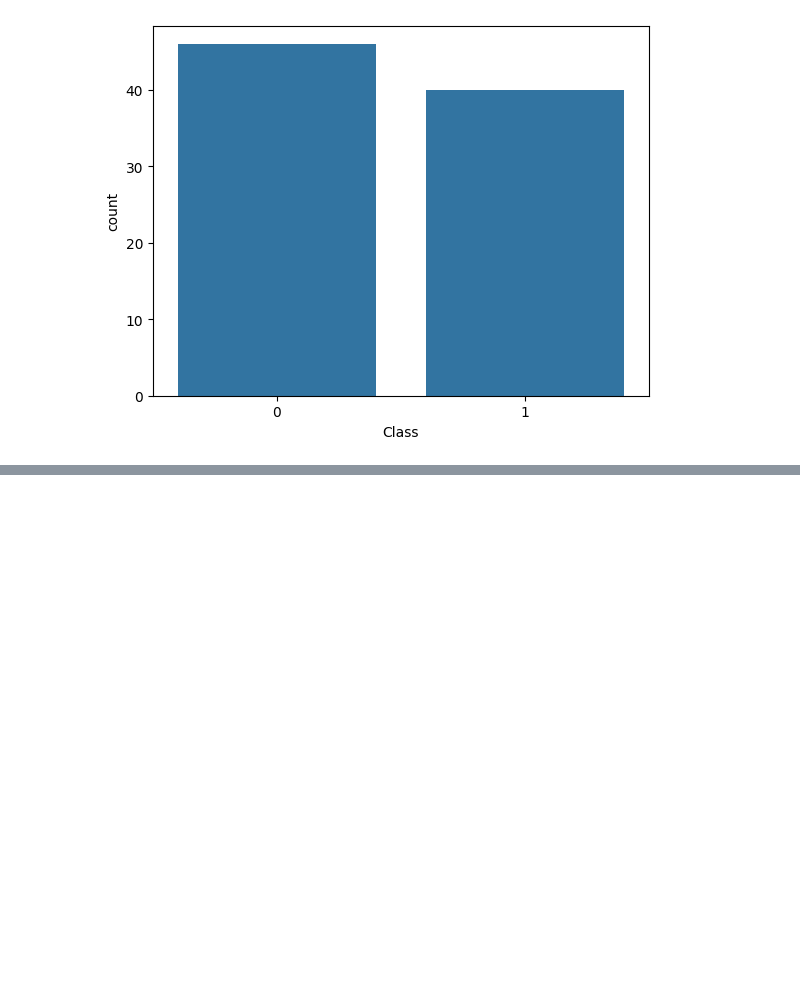
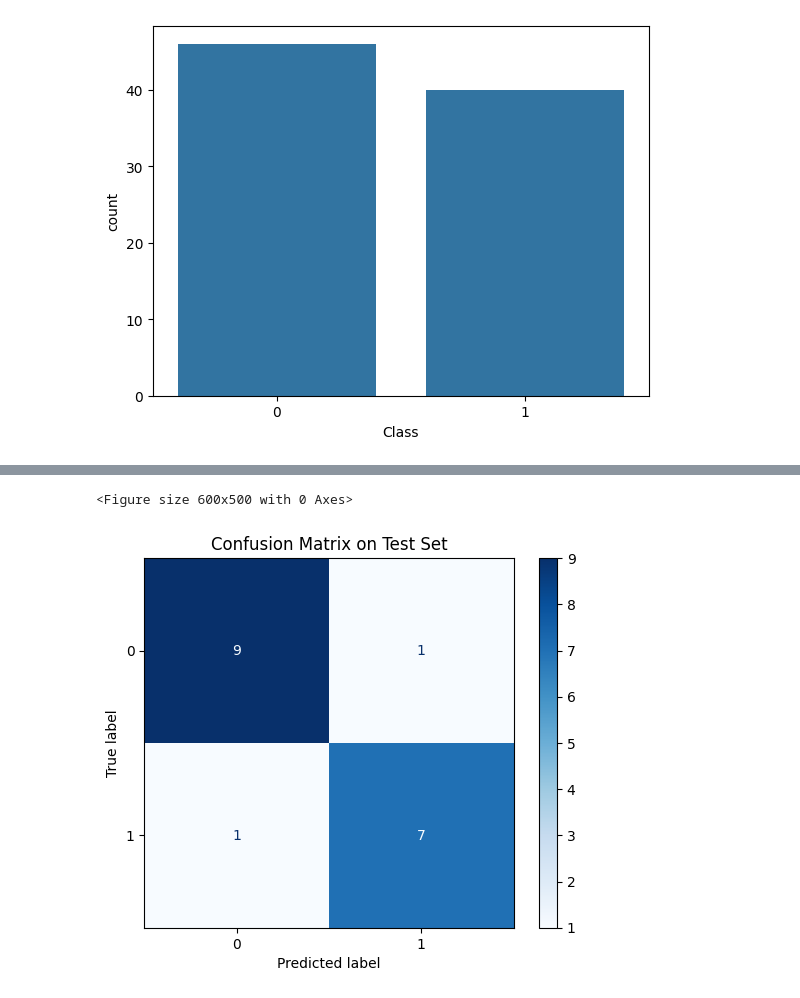
Before and after one commit to shangweisong/GNN_exploration, a Jupyter notebook: EDA.ipynb, the cells around one changed output, grey strips where cells are left out. Cells and saved outputs as stored; diff of their text form; code cells hidden in the pictures; blank space fills up the shorter version.

```diff
--- a/EDA.ipynb
+++ b/EDA.ipynb
@@ -18,0 +52,13 @@ df_label
+# %%
+# Load subject data
+fnc_df = pd.read_csv("data/train_FNC.csv")
+labels_df = pd.read_csv("data/train_labels.csv")
+node_df= pd.read_csv("data/train_node.csv")
+sbm_df = pd.read_csv("data/train_SBM.csv")
+
+edge_index_list = fnc_map[['node1', 'node2']].values.T
+edge_index = torch.tensor(edge_index_list, dtype=torch.long)
+node_df = node_df.sort_values("Node").reset_index(drop=True)
+node_features = torch.tensor(node_df[['x', 'y', 'z']].values, dtype=torch.float)  # shape: [28, 3]
+
+data_df = fnc_df.merge(labels_df, on="Id")
@@ -21,3 +156,11 @@ sns.countplot(data=df_label, x="Class")
 # %% [output]
 <Axes: xlabel='Class', ylabel='count'>
 [figure]
+# %%
+# Extract labels for stratification
+labels = [g.y.item() for g in graphs]
+
+# Stratified split
+train_graphs, test_graphs = train_test_split(
+    graphs, test_size=0.2, stratify=labels, random_state=42
+)
@@ -23,0 +171,4 @@ sns.countplot(data=df_label, x="Class")
+# %%
+# Create batched loaders
+train_loader = DataLoader(train_graphs, batch_size=2, shuffle=True)
+test_loader = DataLoader(test_graphs, batch_size=2, shuffle=False)
@@ -23,0 +288,6 @@ sns.countplot(data=df_label, x="Class")
+# %%
+for epoch in range(1, 31):
+    train_acc = train()
+    test_acc, test_preds, test_labels = test(test_loader)
+
+    print(f"Epoch {epoch:02d} | Train Acc: {train_acc:.4f} | Test Acc: {test_acc:.4f}")
@@ -23,0 +336,11 @@ sns.countplot(data=df_label, x="Class")
+# %%
+cm = confusion_matrix(test_labels, test_preds)
+disp = ConfusionMatrixDisplay(confusion_matrix=cm, display_labels=[0, 1])
+
+plt.figure(figsize=(6, 5))
+disp.plot(cmap='Blues', values_format='d')
+plt.title("Confusion Matrix on Test Set")
+plt.show()
+# %% [output]
+<Figure size 600x500 with 0 Axes>
+[figure, added]
```
Also changed, not shown: parts of 14 cells of this notebook.
